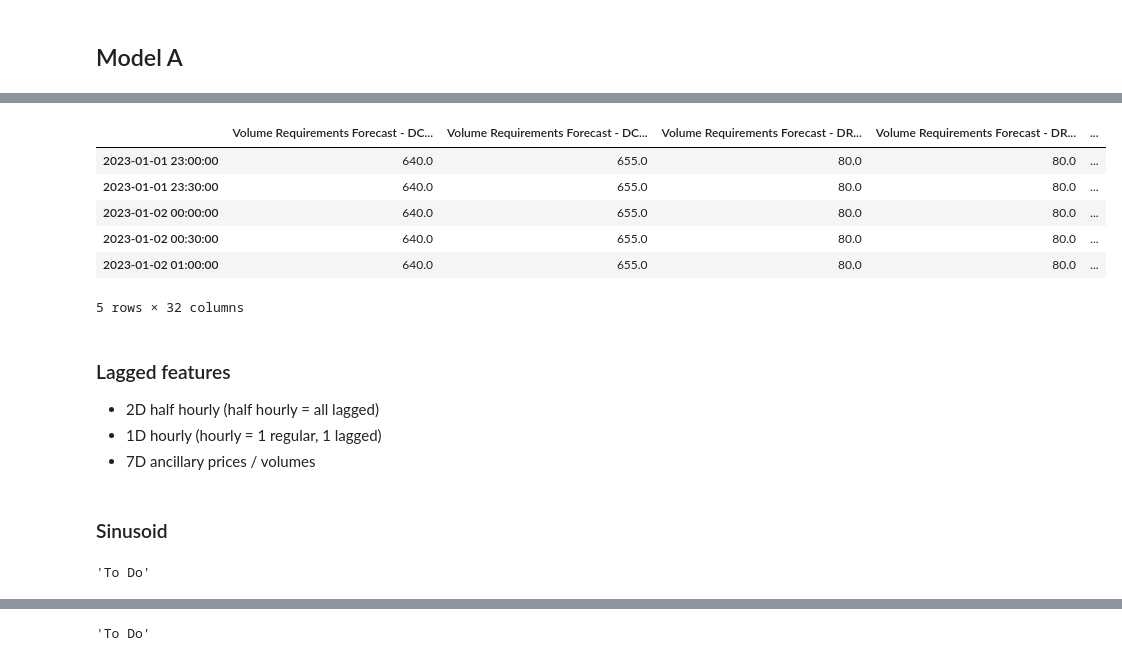
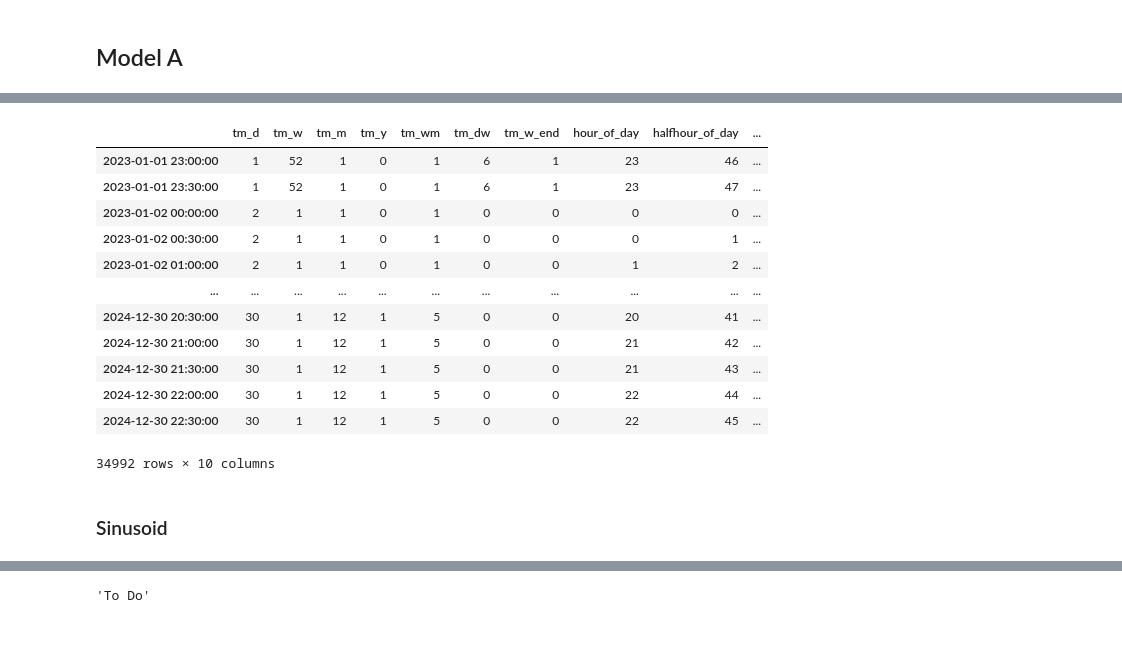
Before and after one commit to Nomercyme/energy_hackathon, a Jupyter notebook: main.ipynb, the cells around one changed output, grey strips where cells are left out. Drawn from its saved outputs; the diff is of its cells as text; code cells hidden in the pictures; blank space fills up the shorter version.

```diff
--- a/main.ipynb
+++ b/main.ipynb
@@ -306,15 +345,17 @@ df_merged_A.shape
 # %%
 date_df = create_datetime_features(df_merged_A)
+date_df
 # %% [output]
-|  | Volume Requirements Forecast - DC... | Volume Requirements Forecast - DC... | Volume Requirements Forecast - DR... | Volume Requirements Forecast - DR... | ... |
-| 2023-01-01 23:00:00 | 640.0 | 655.0 | 80.0 | 80.0 | ... |
-| 2023-01-01 23:30:00 | 640.0 | 655.0 | 80.0 | 80.0 | ... |
-| 2023-01-02 00:00:00 | 640.0 | 655.0 | 80.0 | 80.0 | ... |
-| 2023-01-02 00:30:00 | 640.0 | 655.0 | 80.0 | 80.0 | ... |
-| 2023-01-02 01:00:00 | 640.0 | 655.0 | 80.0 | 80.0 | ... |
+|  | tm_d | tm_w | tm_m | tm_y | tm_wm | tm_dw | tm_w_end | hour_of_day | halfhour_of_day | ... |
+| 2023-01-01 23:00:00 | 1 | 52 | 1 | 0 | 1 | 6 | 1 | 23 | 46 | ... |
+| 2023-01-01 23:30:00 | 1 | 52 | 1 | 0 | 1 | 6 | 1 | 23 | 47 | ... |
+| 2023-01-02 00:00:00 | 2 | 1 | 1 | 0 | 1 | 0 | 0 | 0 | 0 | ... |
+| 2023-01-02 00:30:00 | 2 | 1 | 1 | 0 | 1 | 0 | 0 | 0 | 1 | ... |
+| 2023-01-02 01:00:00 | 2 | 1 | 1 | 0 | 1 | 0 | 0 | 1 | 2 | ... |
+| ... | ... | ... | ... | ... | ... | ... | ... | ... | ... | ... |
+| 2024-12-30 20:30:00 | 30 | 1 | 12 | 1 | 5 | 0 | 0 | 20 | 41 | ... |
+| 2024-12-30 21:00:00 | 30 | 1 | 12 | 1 | 5 | 0 | 0 | 21 | 42 | ... |
+| 2024-12-30 21:30:00 | 30 | 1 | 12 | 1 | 5 | 0 | 0 | 21 | 43 | ... |
+| 2024-12-30 22:00:00 | 30 | 1 | 12 | 1 | 5 | 0 | 0 | 22 | 44 | ... |
+| 2024-12-30 22:30:00 | 30 | 1 | 12 | 1 | 5 | 0 | 0 | 22 | 45 | ... |
-5 rows × 32 columns
+34992 rows × 10 columns
-# %% [markdown]
-### Lagged features
-- 2D half hourly (half hourly = all lagged)
-- 1D hourly (hourly = 1 regular, 1 lagged)
-- 7D ancillary prices / volumes
@@ -342,6 +362,2 @@ lag_DCL_df = create_lagged_features(df_merged_A, lag_days=[col for col in range(
 # %% [markdown]
 ### Sinusoid
-# %%
-"To Do"
-# %% [output]
-'To Do'
```
Also changed, not shown: parts of 23 cells of this notebook, 3 other files.
